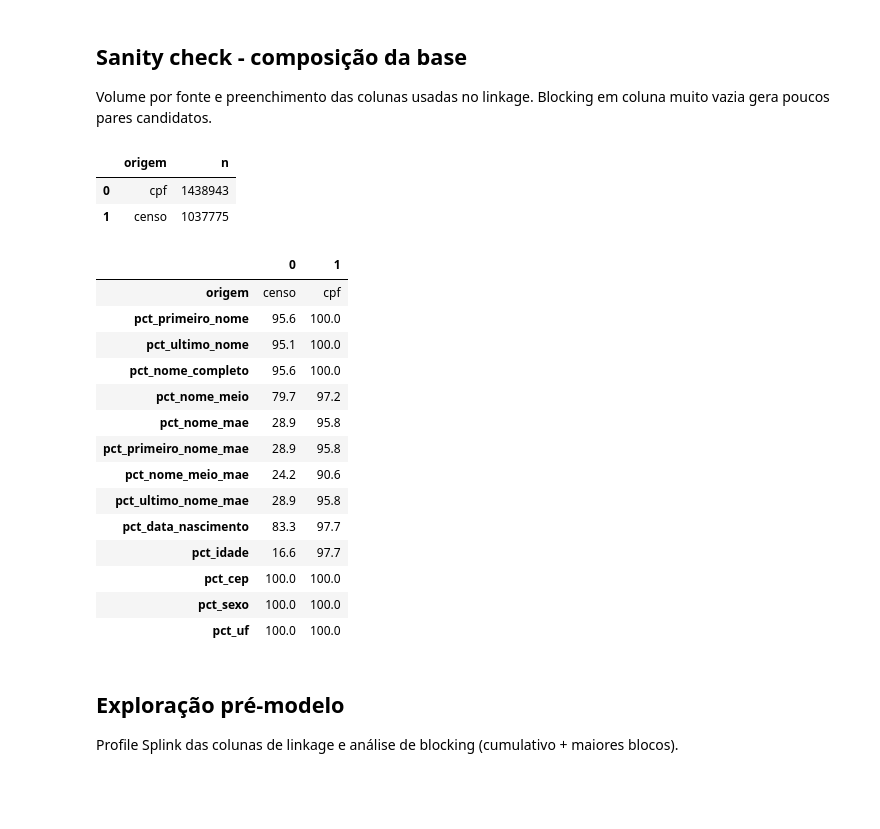
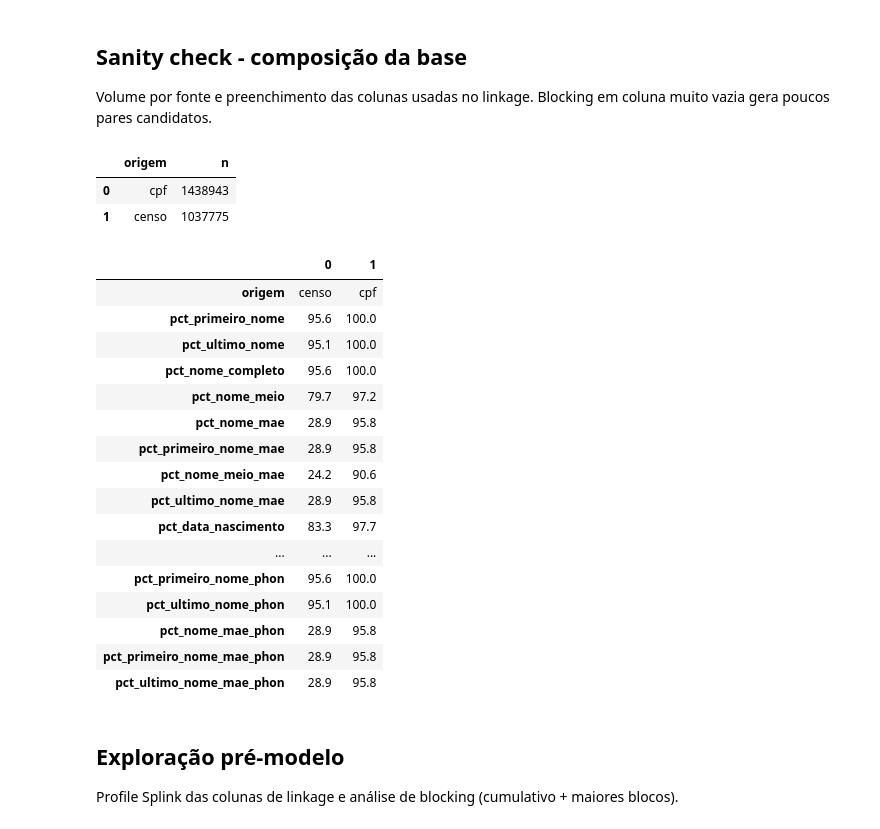
Before and after one commit to ramonbhb/ibge-probabilistico, a Jupyter notebook: notebooks/02_deduplicar_splink.ipynb, the cells around one changed output. Saved outputs shown, nothing was run; the diff lists cells and outputs as text; code cells hidden in the pictures; blank space fills up the shorter version.

```diff
--- a/notebooks/02_deduplicar_splink.ipynb
+++ b/notebooks/02_deduplicar_splink.ipynb
@@ -95,37 +95,42 @@ LINKAGE_COLS = [
     'primeiro_nome', 'ultimo_nome', 'nome_completo','nome_meio',
     'nome_mae', 'primeiro_nome_mae', 'nome_meio_mae', 'ultimo_nome_mae',
     'data_nascimento', 'idade', 'cep', 'sexo', 'uf',
+    'nome_completo_phon','primeiro_nome_phon','nome_meio_phon','ultimo_nome_phon',
+    'nome_mae_phon','primeiro_nome_mae_phon','nome_meio_mae_phon','ultimo_nome_mae_phon'
 ]
+
 cols_presentes = [
     c for c in LINKAGE_COLS
     if c in set(con.execute(f'SELECT * FROM {SPLINK_INPUT_VIEW} LIMIT 0').df().columns)
 ]
 preenchimento = ',\n    '.join(
     f"ROUND(100.0 * COUNT({c}) / COUNT(*), 1) AS pct_{c}" for c in cols_presentes
 )
 display(con.execute(f'''
 SELECT origem, {preenchimento}
 FROM {SPLINK_INPUT_VIEW} GROUP BY origem ORDER BY origem
 ''').df().T)
 # %% [output]
 |  | origem | n |
 | 0 | cpf | 1438943 |
 | 1 | censo | 1037775 |
 |  | 0 | 1 |
 | origem | censo | cpf |
 | pct_primeiro_nome | 95.6 | 100.0 |
 | pct_ultimo_nome | 95.1 | 100.0 |
 | pct_nome_completo | 95.6 | 100.0 |
 | pct_nome_meio | 79.7 | 97.2 |
 | pct_nome_mae | 28.9 | 95.8 |
 | pct_primeiro_nome_mae | 28.9 | 95.8 |
 | pct_nome_meio_mae | 24.2 | 90.6 |
 | pct_ultimo_nome_mae | 28.9 | 95.8 |
 | pct_data_nascimento | 83.3 | 97.7 |
-| pct_idade | 16.6 | 97.7 |
-| pct_cep | 100.0 | 100.0 |
-| pct_sexo | 100.0 | 100.0 |
-| pct_uf | 100.0 | 100.0 |
+| ... | ... | ... |
+| pct_primeiro_nome_phon | 95.6 | 100.0 |
+| pct_ultimo_nome_phon | 95.1 | 100.0 |
+| pct_nome_mae_phon | 28.9 | 95.8 |
+| pct_primeiro_nome_mae_phon | 28.9 | 95.8 |
+| pct_ultimo_nome_mae_phon | 28.9 | 95.8 |
 # %% [markdown]
 ## Exploração pré-modelo
 
```
Also changed, not shown: parts of 3 cells of this notebook, 3 other files.
